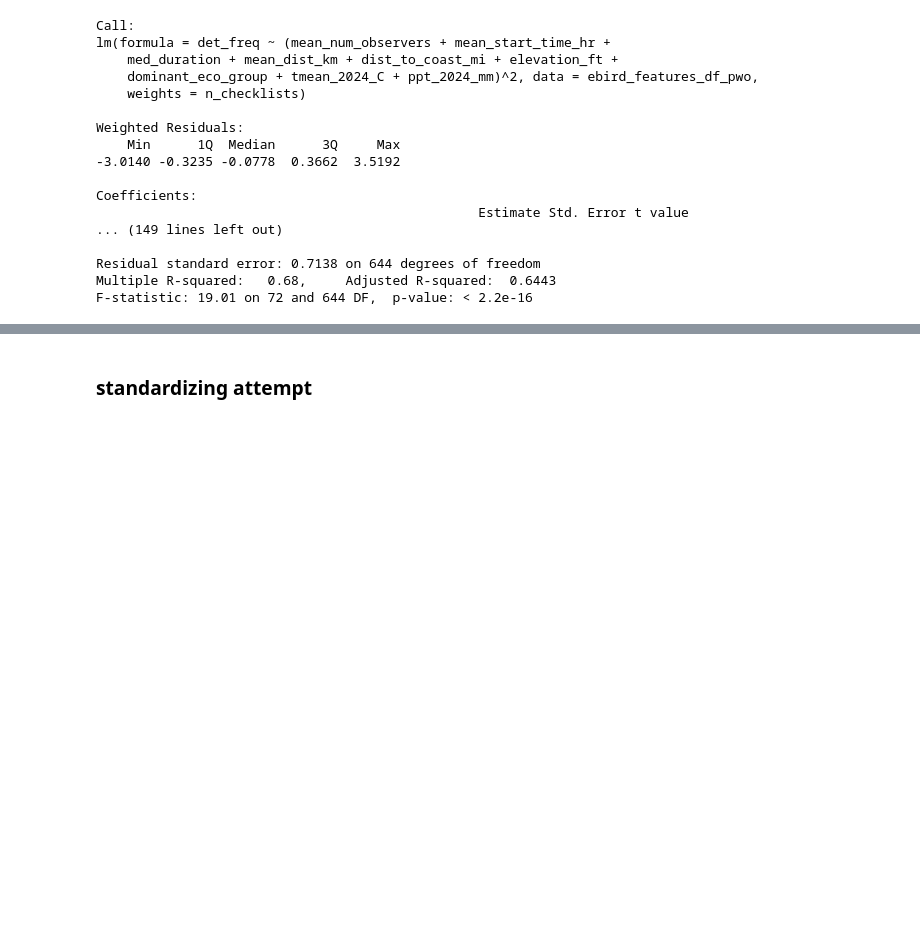
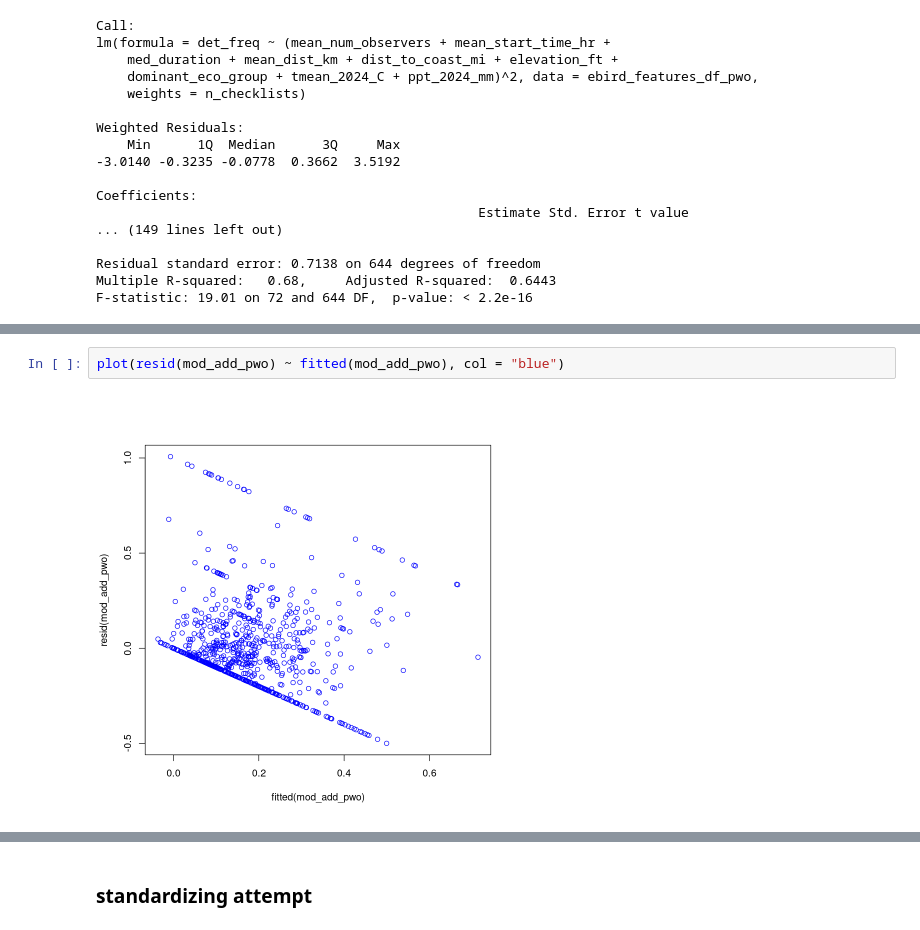
Before and after one commit to jbowen102/STAT_420_Final_Project, a Jupyter notebook: ebird_modeling.ipynb, the cells around one changed output, grey strips where cells are left out. Saved outputs shown, nothing was run; the diff lists cells and outputs as text; blank space fills up the shorter version.

```diff
--- a/ebird_modeling.ipynb
+++ b/ebird_modeling.ipynb
@@ -568,0 +956,4 @@ qqline(resid(mod_int_pwo))
+# %%
+plot(resid(mod_add_pwo) ~ fitted(mod_add_pwo), col = "blue")
+# %% [output]
+[figure, added]
```
Also changed, not shown: parts of 65 cells of this notebook.
